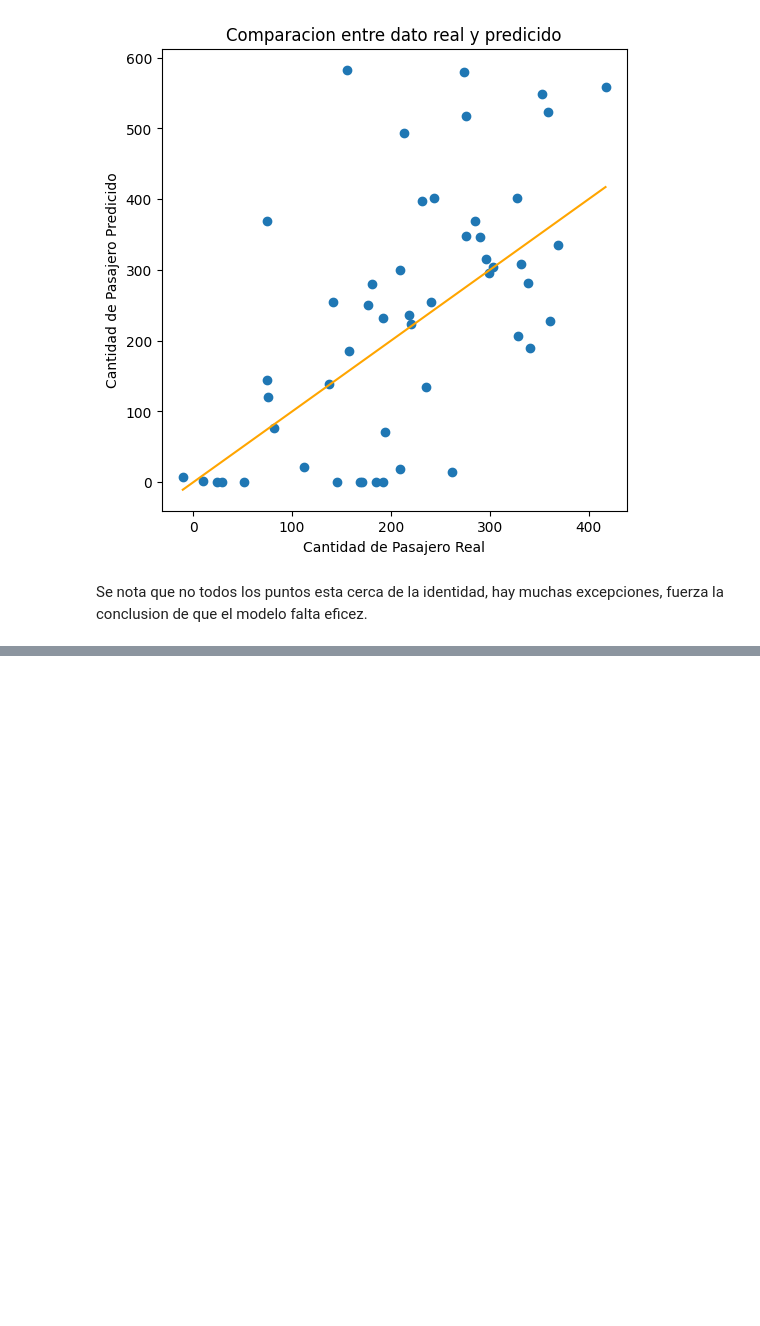
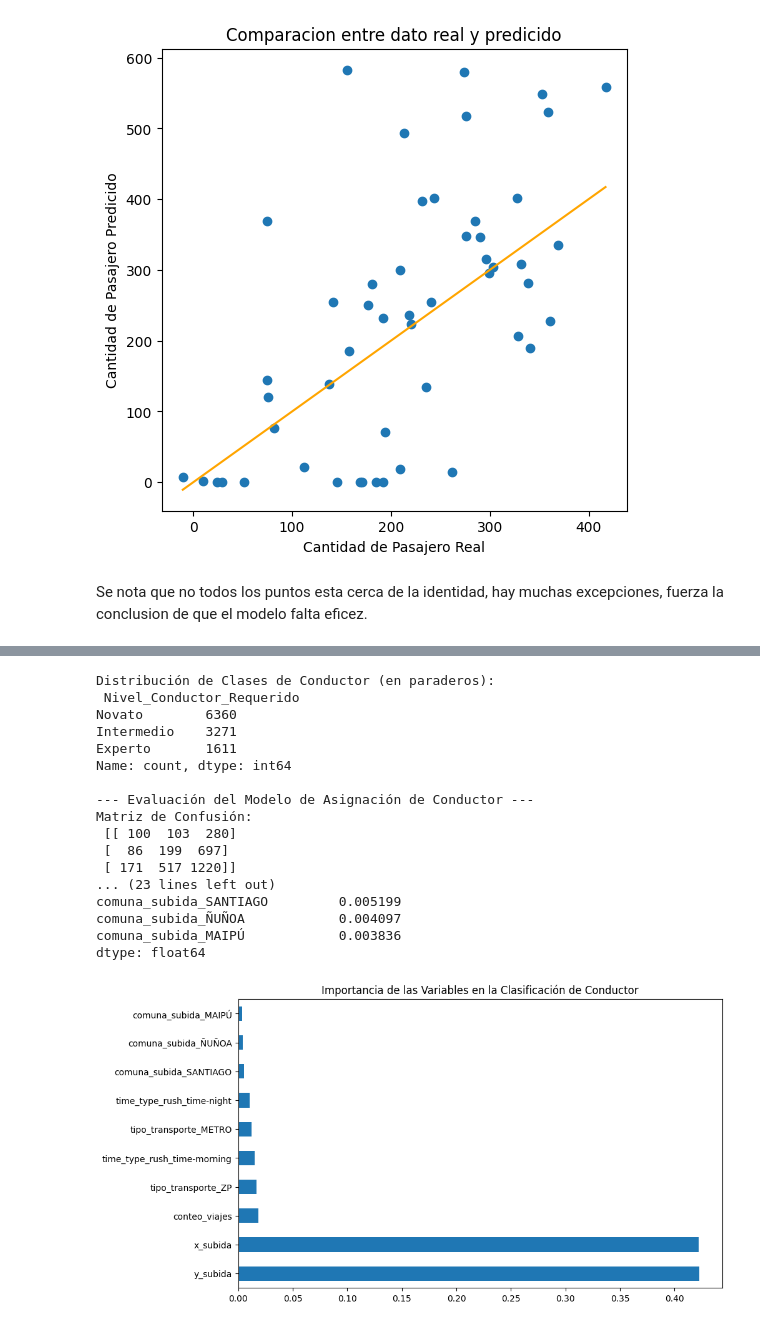
Before and after one commit to Cheng-0201/Proyecto-de-Ciencia-de-Dato, a Jupyter notebook: notebooks/Informe_Final.ipynb, the cells around one changed output, grey strips where cells are left out. Cells and saved outputs as stored; diff of their text form; code cells hidden in the pictures; blank space fills up the shorter version.

```diff
--- a/notebooks/Informe_Final.ipynb
+++ b/notebooks/Informe_Final.ipynb
@@ -682,0 +1004,80 @@ Se nota que no todos los puntos esta cerca de la identidad, hay muchas excepcion
+# %%
+
+df_geo_resumen = df_combinado.groupby(['x_subida', 'y_subida']).agg(
+    conteo_viajes=('x_subida', 'size'),
+    total_victimas=('Total_Victimas', 'sum'),
+
+    tipo_transporte=('tipo_transporte', lambda x: x.mode()[0] if not x.mode().empty else 'UNKNOWN'),
+    comuna_subida=('comuna_subida', lambda x: x.mode()[0] if not x.mode().empty else 'UNKNOWN'),
+    time_type=('time_type', lambda x: x.mode()[0] if not x.mode().empty else 'UNKNOWN')
+).reset_index()
+
+q70 = df_geo_resumen['total_victimas'].quantile(0.70)
+q90 = df_geo_resumen['total_victimas'].quantile(0.90)
+
+def asignar_nivel_conductor(victimas):
+    if victimas >= q90:
+        return 'Experto'      # Zonas de riesgo critico (Top 10%)
+    elif victimas >= q70:
+        return 'Intermedio'   # Zonas de riesgo alto (70% - 90%)
+    else:
+        return 'Novato'       # Zonas de riesgo normal (menos 70%)
+
+df_geo_resumen['Nivel_Conductor_Requerido'] = df_geo_resumen['total_victimas'].apply(asignar_nivel_conductor)
+
+print("Distribución de Clases de Conductor (en paraderos):\n", df_geo_resumen['Nivel_Conductor_Requerido'].value_counts())
+
+CATEGORICAL_FEATURES = ['tipo_transporte', 'comuna_subida', 'time_type']
+NUMERICAL_FEATURES = ['x_subida', 'y_subida', 'conteo_viajes']
+
+Y = df_geo_resumen['Nivel_Conductor_Requerido']
+X = df_geo_resumen[CATEGORICAL_FEATURES + NUMERICAL_FEATURES]
+
+X = pd.get_dummies(X, columns=CATEGORICAL_FEATURES, drop_first=True)
+
+X_train, X_test, Y_train, Y_test = train_test_split(X, Y, test_size=0.3, random_state=42, stratify=Y)
+
+# Identificar las columnas numéricas
+numerical_cols_after_ohe = [col for col in X_train.columns if any(num_feat in col for num_feat in NUMERICAL_FEATURES)]
+
+scaler = StandardScaler()
+X_train[numerical_cols_after_ohe] = scaler.fit_transform(X_train[numerical_cols_after_ohe])
+X_test[numerical_cols_after_ohe] = scaler.transform(X_test[numerical_cols_after_ohe])
+
+rf_model = RandomForestClassifier(n_estimators=100, random_state=42, class_weight='balanced')
+rf_model.fit(X_train, Y_train)
+
+Y_pred = rf_model.predict(X_test)
+
+print("\n--- Evaluación del Modelo de Asignación de Conductor ---")
+print("Matriz de Confusión:\n", confusion_matrix(Y_test, Y_pred))
+print("\nReporte de Clasificación (Nivel de Conductor):\n", classification_report(Y_test, Y_pred))
+print(f"\nPrecisión (Accuracy): {accuracy_score(Y_test, Y_pred):.4f}")
+
+
+print("\n--- Importancia de las Variables ---")
+importances = pd.Series(rf_model.feature_importances_, index=X.columns)
+print(importances.nlargest(10))
+plt.figure(figsize=(10, 6))
+importances.nlargest(10).plot(kind='barh')
+plt.title('Importancia de las Variables en la Clasificación de Conductor')
+plt.show()
+# %% [output]
+Distribución de Clases de Conductor (en paraderos):
+ Nivel_Conductor_Requerido
+Novato        6360
+Intermedio    3271
+Experto       1611
+Name: count, dtype: int64
+
+--- Evaluación del Modelo de Asignación de Conductor ---
+Matriz de Confusión:
+ [[ 100  103  280]
+ [  86  199  697]
+ [ 171  517 1220]]
+... (23 lines left out)
+comuna_subida_SANTIAGO         0.005199
+comuna_subida_ÑUÑOA            0.004097
+comuna_subida_MAIPÚ            0.003836
+dtype: float64
+[figure, added]
```
Also changed, not shown: parts of 43 cells of this notebook, 1 other file.
